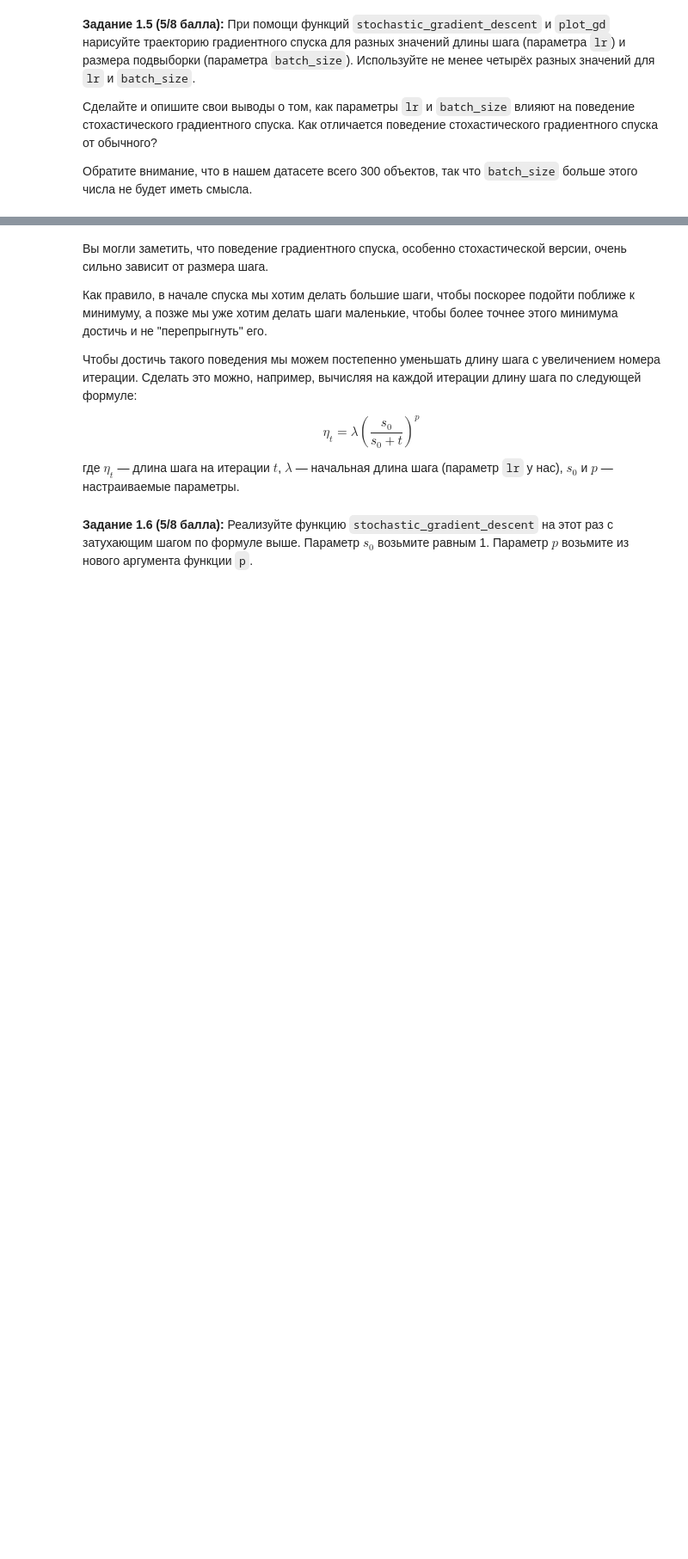
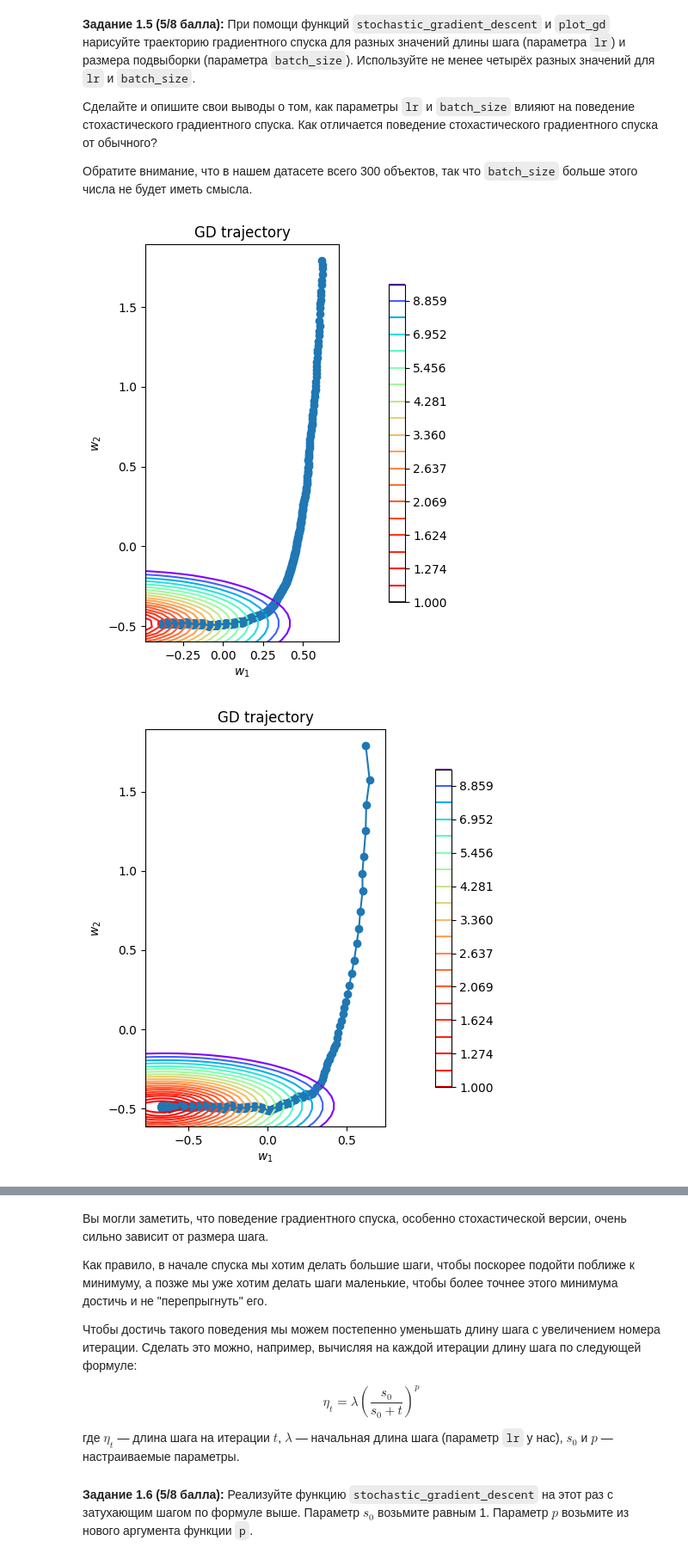
Before and after one commit to lapshinaaa/homework_machineLearning, a Jupyter notebook: gradient_descent_hw.ipynb, the cells around one changed output, grey strips where cells are left out. Shown at 86% size. Drawn from its saved outputs; the diff is of its cells as text; code cells hidden in the pictures; blank space fills up the shorter version.

```diff
--- a/gradient_descent_hw.ipynb
+++ b/gradient_descent_hw.ipynb
@@ -336,7 +339,20 @@ def stochastic_gradient_descent(
     :param n_iterations: int -- сколько итераций делать
     :return: Список из n_iterations объектов np.ndarray размера (n_features,) -- история весов на каждом шаге
     """
-    # -- YOUR CODE HERE --
+    # including the initial weights in the weights history
+    weights = [w_init]
+
+    for iteration in range(n_iterations):
+      # randomly selecting a batch of the size 'batch_size':
+      batch_indices = np.random.choice(X.shape[0], size = batch_size, replace = False)
+      batch = X[batch_indices]
+
+      # updating current weights:
+      prev_weights = weights[-1]
+      current_weights = prev_weights - lr * loss.calc_grad(batch, y[batch_indices], prev_weights)
+      weights.append(current_weights)
+
+    return weights
 # %% [markdown]
 **Задание 1.5 (5/8 балла):** При помощи функций `stochastic_gradient_descent` и  `plot_gd` нарисуйте траекторию градиентного спуска для разных значений длины шага (параметра `lr`) и размера подвыборки (параметра `batch_size`). Используйте не менее четырёх разных значений для `lr` и `batch_size`.
 
@@ -347,0 +362,21 @@ def stochastic_gradient_descent(
+# %%
+%%time
+learning_rates = [0.0001, 0.0005, 0.001, 0.005, 0.01]
+batch_sizes = [16, 20, 32, 64, 100]
+
+# I will have a look at 5 different trajectories (not all combinations of lr and batch sizes):
+for i in range(len(learning_rates)):
+  stochastic_weights = stochastic_gradient_descent(w_init, X, y, loss, learning_rates[i], batch_sizes[i], 1000)
+  plot_gd(stochastic_weights, X, y, loss)
+
+# Выводы: в первую очередь, следует отметить, что за счёт сокращения размера выборки, SGD оказывается значительно
+# быстрее GD (для этого я использовала %%time). Траектория SGD, как правило, более 'noisy' и хаотичная по сравнению
+# с классическим GD. При этом, чем больше размера батча, тем более точным оказывается результат работы модели.
+# При этом, логично отметить, что больший размер выборки приводит к замедлению вычисления оптимальных весов.
+# Влияние параметра 'learning rate' на поведение траектории уже было описано мною ранее, но я еще раз отмечу, что
+# очень маленький шаг (0,0001) приводит к тому, что веса обновляются незначительно. В общем случае это может привести к
+# тому, что модель застрянет в локальном минимуме и не сможет сдвинуться, чтобы найти более оптимальные веса.
+# С увеличением значения lr, траектория также становится более "chaotic" и "noisy".
+# %% [output]
+[figure, added]
+[figure, added]
```
Also changed, not shown: parts of 6 cells of this notebook.
